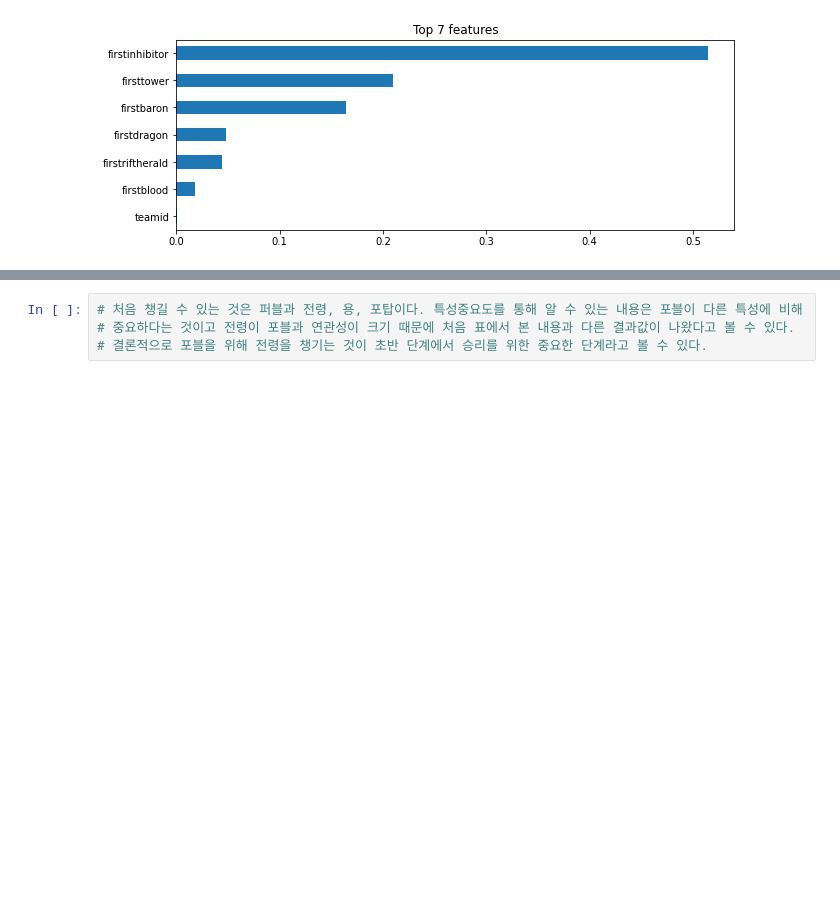
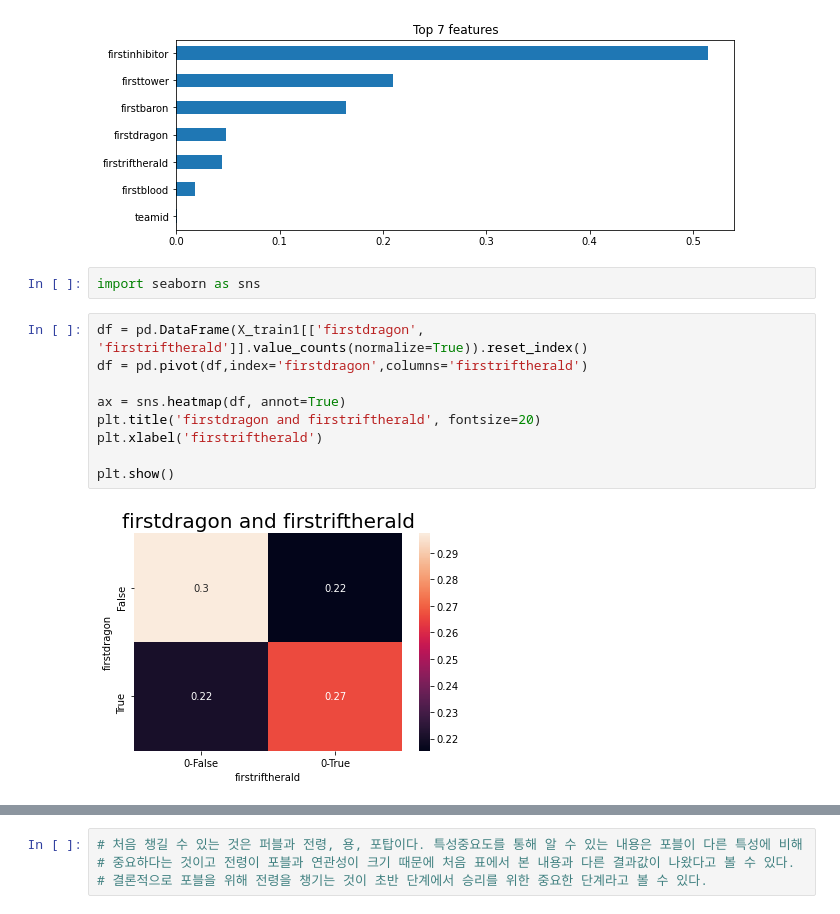
Before and after one commit to zookeeper464/op.gg, a Jupyter notebook: lol_data_analysis.ipynb, the cells around one changed output, grey strips where cells are left out. Drawn from its saved outputs; the diff is of its cells as text; blank space fills up the shorter version.

```diff
--- a/lol_data_analysis.ipynb
+++ b/lol_data_analysis.ipynb
@@ -659,3 +661,16 @@ plt.title(f'Top {n} features')
 importances2.sort_values()[-n:].plot.barh();
 # %% [output]
 [figure]
+# %%
+import seaborn as sns
+# %%
+df = pd.DataFrame(X_train1[['firstdragon', 'firstriftherald']].value_counts(normalize=True)).reset_index()
+df = pd.pivot(df,index='firstdragon',columns='firstriftherald')
+
+ax = sns.heatmap(df, annot=True)
+plt.title('firstdragon and firstriftherald', fontsize=20)
+plt.xlabel('firstriftherald')
+
+plt.show()
+# %% [output]
+[figure, added]
```
Also changed, not shown: parts of 35 cells of this notebook.
